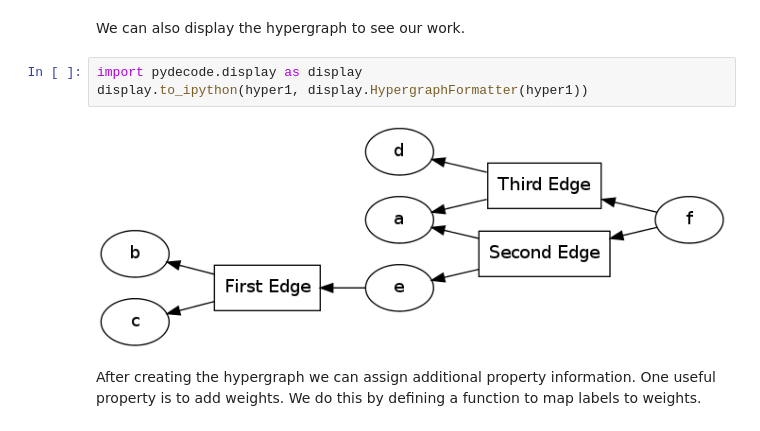
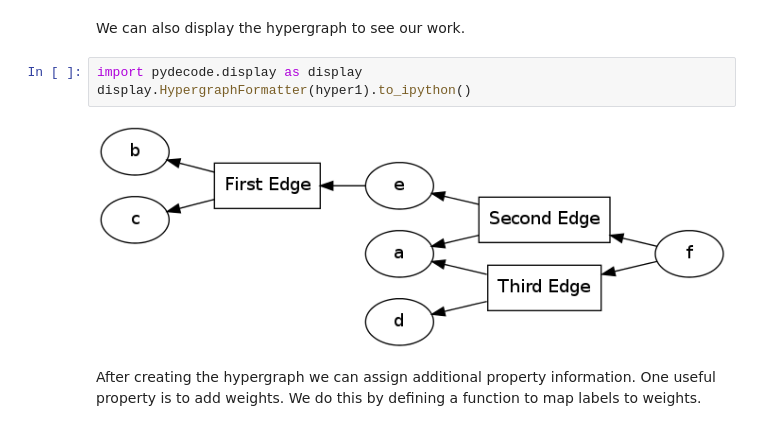
Before and after one commit to srush/PyDecode, a Jupyter notebook: notebooks/tutorial.ipynb, the cells around one changed output. Cells and saved outputs as stored; diff of their text form.

```diff
--- a/notebooks/tutorial.ipynb
+++ b/notebooks/tutorial.ipynb
@@ -31,9 +31,9 @@ Outside of the `with` block the hypergraph is considered finished and no new nod
 We can also display the hypergraph to see our work.
 # %%
 import pydecode.display as display
-display.to_ipython(hyper1, display.HypergraphFormatter(hyper1))
+display.HypergraphFormatter(hyper1).to_ipython()
 # %% [output]
-[figure, old version]
+[figure, new version]
 # %% [markdown]
 After creating the hypergraph we can assign additional property information. One useful property is to add weights. We do this by defining a function to map labels to weights.
 # %%
```
Also changed, not shown: parts of 4 cells of this notebook, 37 other files.
